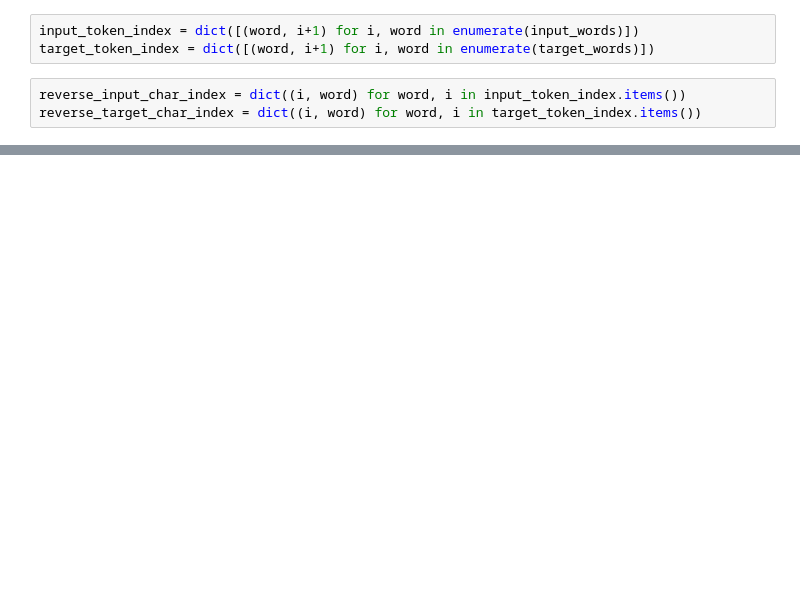
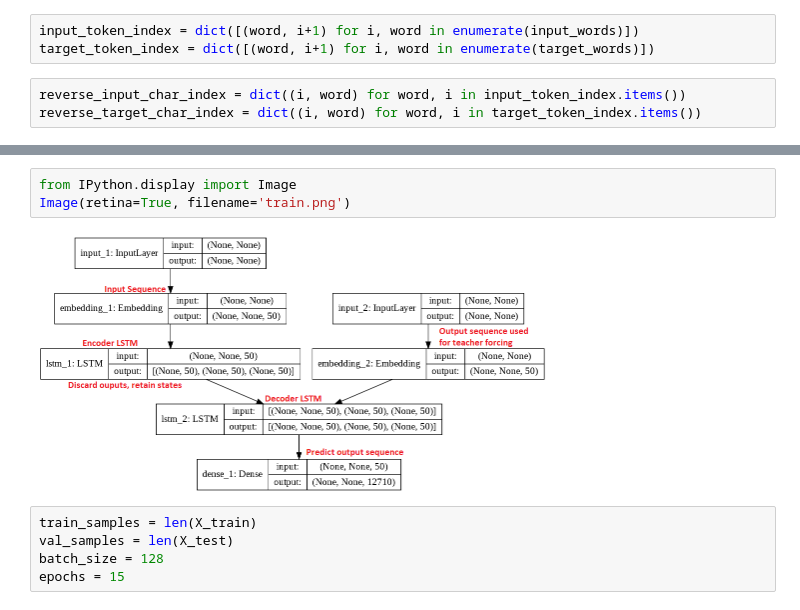
Before and after one commit to HassanSherwani/Machine_Translation, a Jupyter notebook: Basic(Eng_Ger)__Encode_Decode.ipynb, the cells around one changed output, grey strips where cells are left out. Cells and saved outputs as stored; diff of their text form; blank space fills up the shorter version.

```diff
--- a/Basic(Eng_Ger)__Encode_Decode.ipynb
+++ b/Basic(Eng_Ger)__Encode_Decode.ipynb
@@ -146,0 +238,10 @@ lines.head(10)
+# %%
+from IPython.display import Image
+Image(retina=True, filename='train.png')
+# %% [output]
+[figure, added]
+# %%
+train_samples = len(X_train)
+val_samples = len(X_test)
+batch_size = 128
+epochs = 15
```
Also changed, not shown: parts of 32 cells of this notebook.
